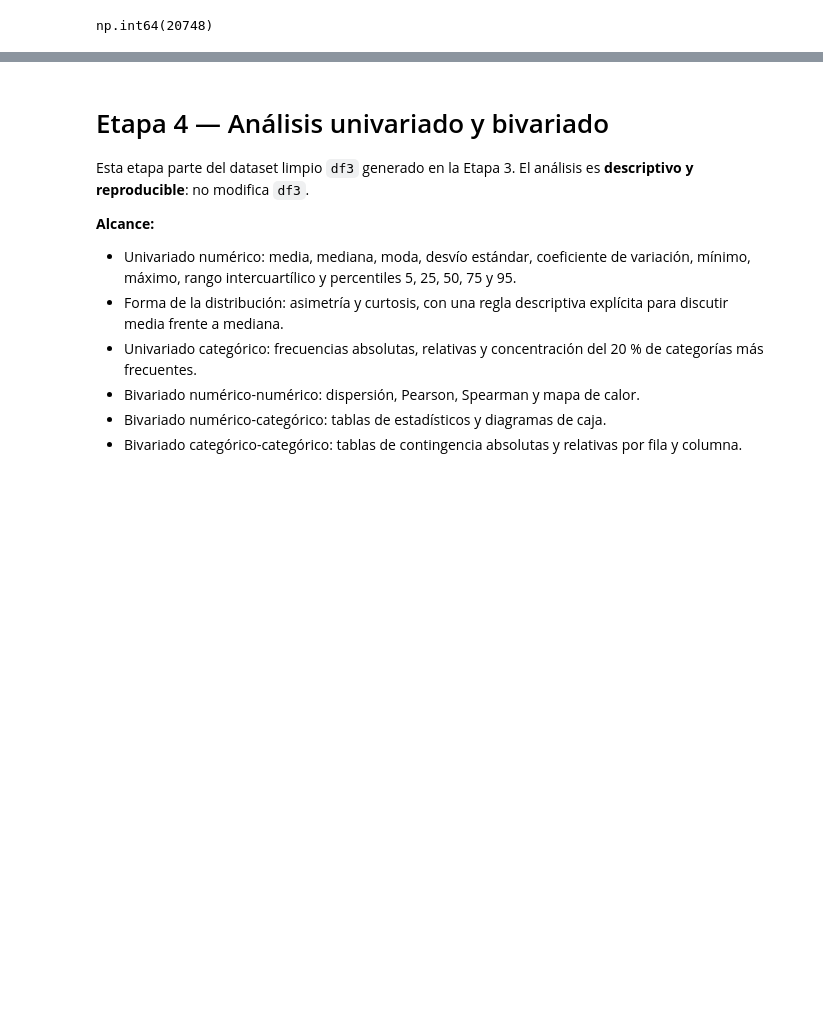
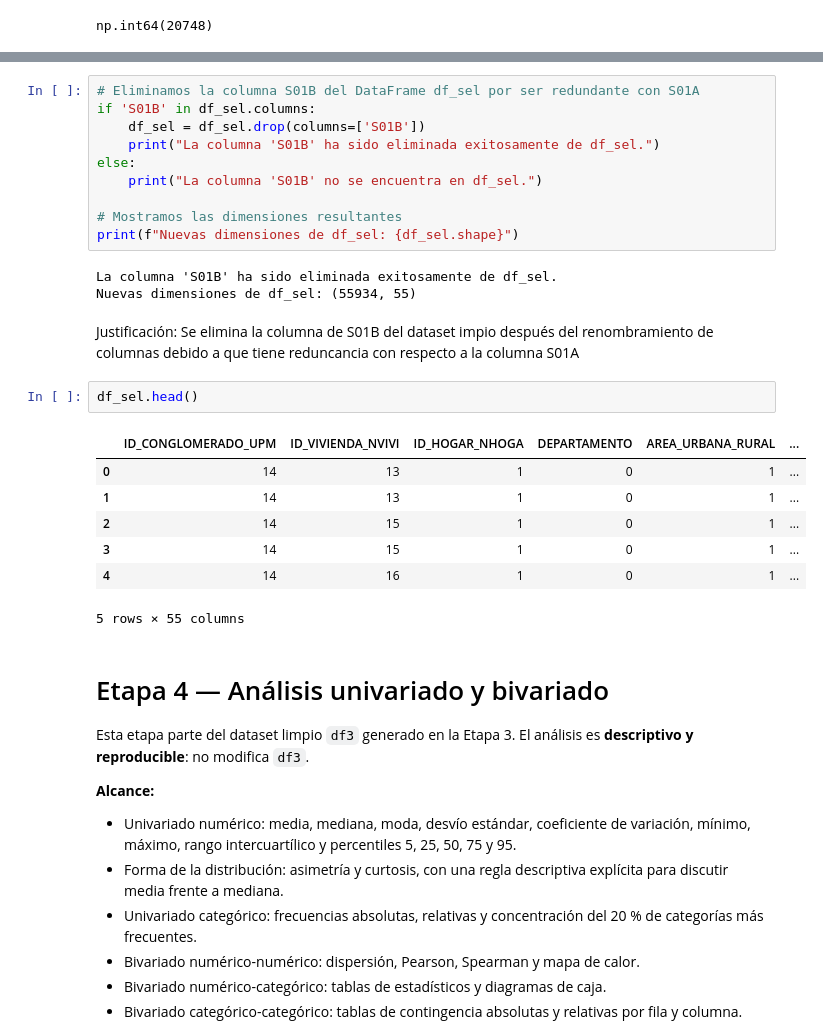
Before and after one commit to fiomusmeci-rgb/Proyecto_DataScience, a Jupyter notebook: notebooks/Fase1_DataScience_Torres_Musmeci_Roman.ipynb, the cells around one changed output, grey strips where cells are left out. Drawn from its saved outputs; the diff is of its cells as text; blank space fills up the shorter version.

```diff
--- a/notebooks/Fase1_DataScience_Torres_Musmeci_Roman.ipynb
+++ b/notebooks/Fase1_DataScience_Torres_Musmeci_Roman.ipynb
@@ -1341,3 +1430,28 @@ np.int64(20748)
+# %%
+# Eliminamos la columna S01B del DataFrame df_sel por ser redundante con S01A
+if 'S01B' in df_sel.columns:
+    df_sel = df_sel.drop(columns=['S01B'])
+    print("La columna 'S01B' ha sido eliminada exitosamente de df_sel.")
+else:
+    print("La columna 'S01B' no se encuentra en df_sel.")
+
+# Mostramos las dimensiones resultantes
+print(f"Nuevas dimensiones de df_sel: {df_sel.shape}")
+# %% [output]
+La columna 'S01B' ha sido eliminada exitosamente de df_sel.
+Nuevas dimensiones de df_sel: (55934, 55)
+# %% [markdown]
+Justificación: Se elimina la columna de S01B del dataset impio después del renombramiento de columnas debido a que tiene reduncancia con respecto a la columna S01A
+# %%
+df_sel.head()
+# %% [output]
+|  | ID_CONGLOMERADO_UPM | ID_VIVIENDA_NVIVI | ID_HOGAR_NHOGA | DEPARTAMENTO | AREA_URBANA_RURAL | ... |
+| 0 | 14 | 13 | 1 | 0 | 1 | ... |
+| 1 | 14 | 13 | 1 | 0 | 1 | ... |
+| 2 | 14 | 15 | 1 | 0 | 1 | ... |
+| 3 | 14 | 15 | 1 | 0 | 1 | ... |
+| 4 | 14 | 16 | 1 | 0 | 1 | ... |
+5 rows × 55 columns
 # %% [markdown]
 # Etapa 4 — Análisis univariado y bivariado
 
```
Also changed, not shown: parts of 36 cells of this notebook.
